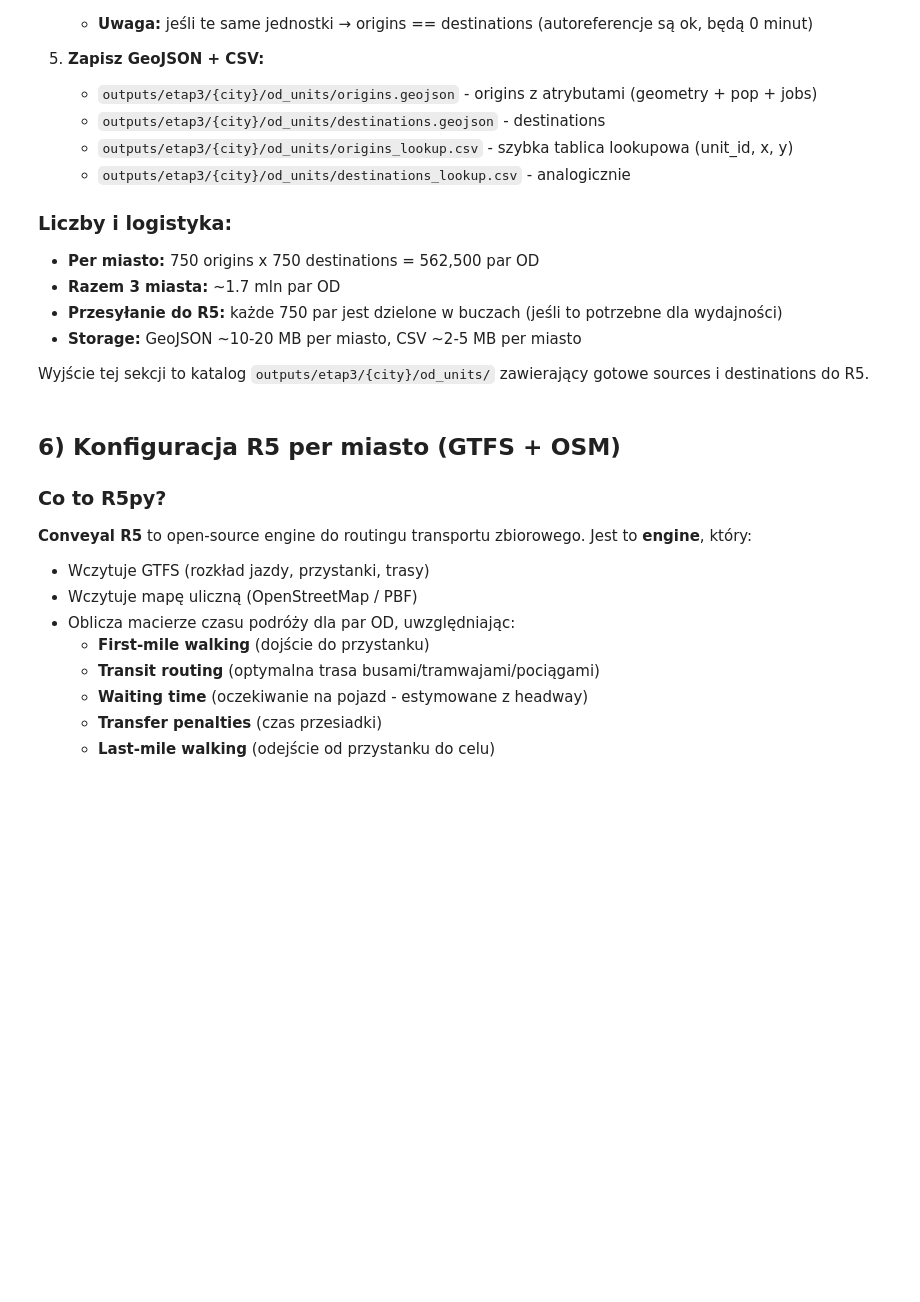
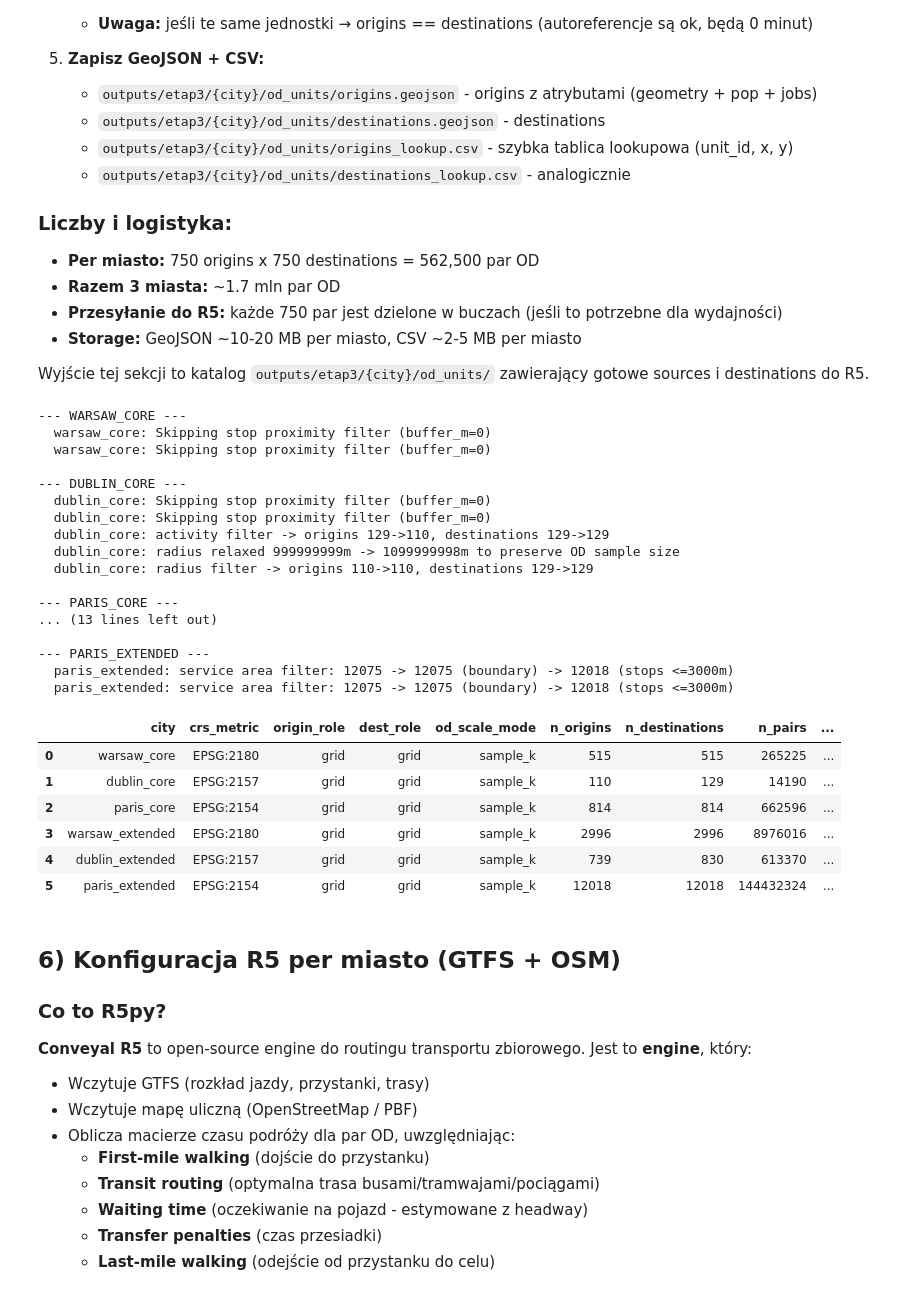
Before and after one commit to Michciak/Masters, a Jupyter notebook: Netobooks/etap3.ipynb, the cells around one changed output. Cells and saved outputs as stored; diff of their text form; code cells hidden in the pictures; blank space fills up the shorter version.

```diff
--- a/Netobooks/etap3.ipynb
+++ b/Netobooks/etap3.ipynb
@@ -823,7 +903,7 @@ def load_od_units(city: str, role: str) -> gpd.GeoDataFrame:
     - 'employment' -> employment zones (Paris) / work_zones (Dublin)
     """
     cin = inputs_by_city[city]
-    city_key = city.replace('_core', '')
+    city_key = city.replace('_core', '').replace('_extended', '')
     if city_key == 'dublin':
         if role == 'grid':
             layer_name = 'grid_1km'
@@ -837,9 +917,9 @@ def load_od_units(city: str, role: str) -> gpd.GeoDataFrame:
         layer_name = 'grid_1km'
     elif city_key == 'paris':
         if role == 'grid':
-            layer_name = 'pop_grid_1km__raw' if city == 'paris' else 'pop_grid_1km'
+            layer_name = 'pop_grid_1km__raw' if city.startswith('paris') else 'pop_grid_1km'
         elif role == 'employment':
-            layer_name = 'employment_zones__raw' if city == 'paris' else 'employment_zones'
+            layer_name = 'employment_zones__raw' if city.startswith('paris') else 'employment_zones'
         else:
             raise ValueError('paris: role must be grid or employment')
     else:
@@ -990,7 +1070,7 @@ for city in CITIES:
 
     print(f'\n--- {city.upper()} ---')
 
-    city_dir = OUT_DIR / city
+    city_dir = city_output_dir(city)
 
     (city_dir / 'od').mkdir(parents=True, exist_ok=True)
 
@@ -1004,7 +1084,7 @@ for city in CITIES:
 
 
 
-    city_key = city.replace('_core', '')
+    city_key = city.replace('_core', '').replace('_extended', '')
 
 
 
@@ -1062,7 +1142,7 @@ for city in CITIES:
 
     # Dla dublin_core ograniczamy puste/peryferyjne komórki do aktywnego rdzenia.
 
-    if city == 'dublin_core':
+    if city.startswith('dublin'):
 
         def _activity_mask(df: gpd.GeoDataFrame, prefer_col: str) -> pd.Series:
 
@@ -1252,33 +1332,58 @@ for city in CITIES:
 
         'origin_role': origin_role,
 
         'dest_role': dest_role,
 
         'od_scale_mode': OD_SCALE_MODE,
 
         'n_origins': len(origins),
 
         'n_destinations': len(destinations),
 
         'n_pairs': len(origins) * len(destinations),
 
         'use_admin_boundary_filter': USE_ADMIN_BOUNDARY_FILTER,
 
         'stops_proximity_buffer_m': get_stop_buffer_m(city) if USE_ADMIN_BOUNDARY_FILTER else None,
 
         'origins_with_pop': int(pd.to_numeric(origins.get('pop', pd.Series(dtype=float)), errors='coerce').fillna(0).gt(0).sum()) if len(origins) else 0,
 
         'dests_with_attr': int(pd.to_numeric(destinations.get('D_jobs', destinations.get('jobs', destinations.get('employment', destinations.get('pop', pd.Series(dtype=float))))), errors='coerce').fillna(0).gt(0).sum()) if len(destinations) else 0,
 
     })
 
 
 
 od_meta_df = pd.DataFrame(OD_META_ROWS)
 
 od_meta_df.to_csv(OUT_DIR / 'od_summary.csv', index=False)
 
 display(od_meta_df)
+# %% [output]
+--- WARSAW_CORE ---
+  warsaw_core: Skipping stop proximity filter (buffer_m=0)
+  warsaw_core: Skipping stop proximity filter (buffer_m=0)
+
+--- DUBLIN_CORE ---
+  dublin_core: Skipping stop proximity filter (buffer_m=0)
+  dublin_core: Skipping stop proximity filter (buffer_m=0)
+  dublin_core: activity filter -> origins 129->110, destinations 129->129
+  dublin_core: radius relaxed 999999999m -> 1099999998m to preserve OD sample size
+  dublin_core: radius filter -> origins 110->110, destinations 129->129
+
+--- PARIS_CORE ---
+... (13 lines left out)
+
+--- PARIS_EXTENDED ---
+  paris_extended: service area filter: 12075 -> 12075 (boundary) -> 12018 (stops <=3000m)
+  paris_extended: service area filter: 12075 -> 12075 (boundary) -> 12018 (stops <=3000m)
+|  | city | crs_metric | origin_role | dest_role | od_scale_mode | n_origins | n_destinations | n_pairs | ... |
+| 0 | warsaw_core | EPSG:2180 | grid | grid | sample_k | 515 | 515 | 265225 | ... |
+| 1 | dublin_core | EPSG:2157 | grid | grid | sample_k | 110 | 129 | 14190 | ... |
+| 2 | paris_core | EPSG:2154 | grid | grid | sample_k | 814 | 814 | 662596 | ... |
+| 3 | warsaw_extended | EPSG:2180 | grid | grid | sample_k | 2996 | 2996 | 8976016 | ... |
+| 4 | dublin_extended | EPSG:2157 | grid | grid | sample_k | 739 | 830 | 613370 | ... |
+| 5 | paris_extended | EPSG:2154 | grid | grid | sample_k | 12018 | 12018 | 144432324 | ... |
 # %% [markdown]
 ## 6) Konfiguracja R5 per miasto (GTFS + OSM)
 
```
Also changed, not shown: parts of 15 cells of this notebook, 4 other files.
